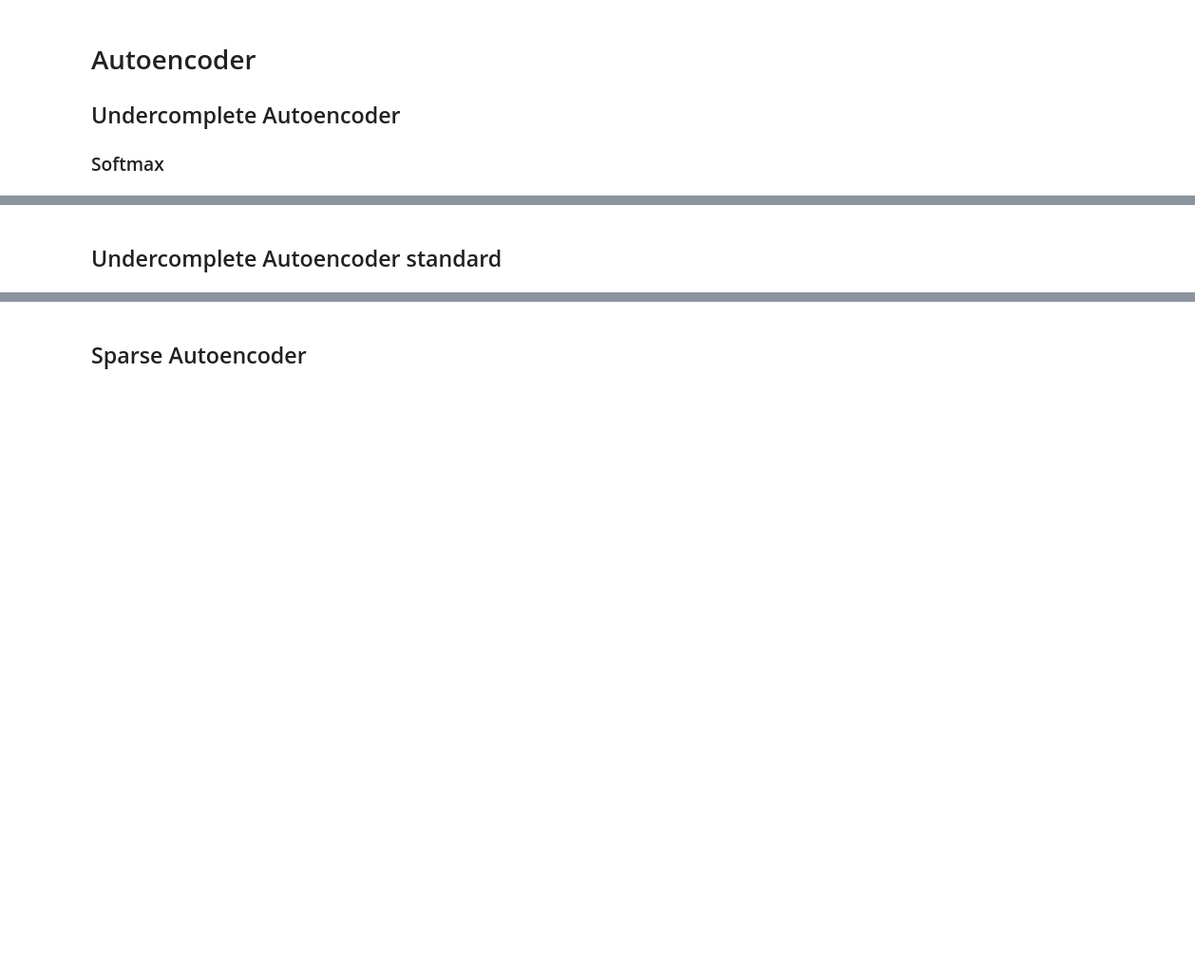
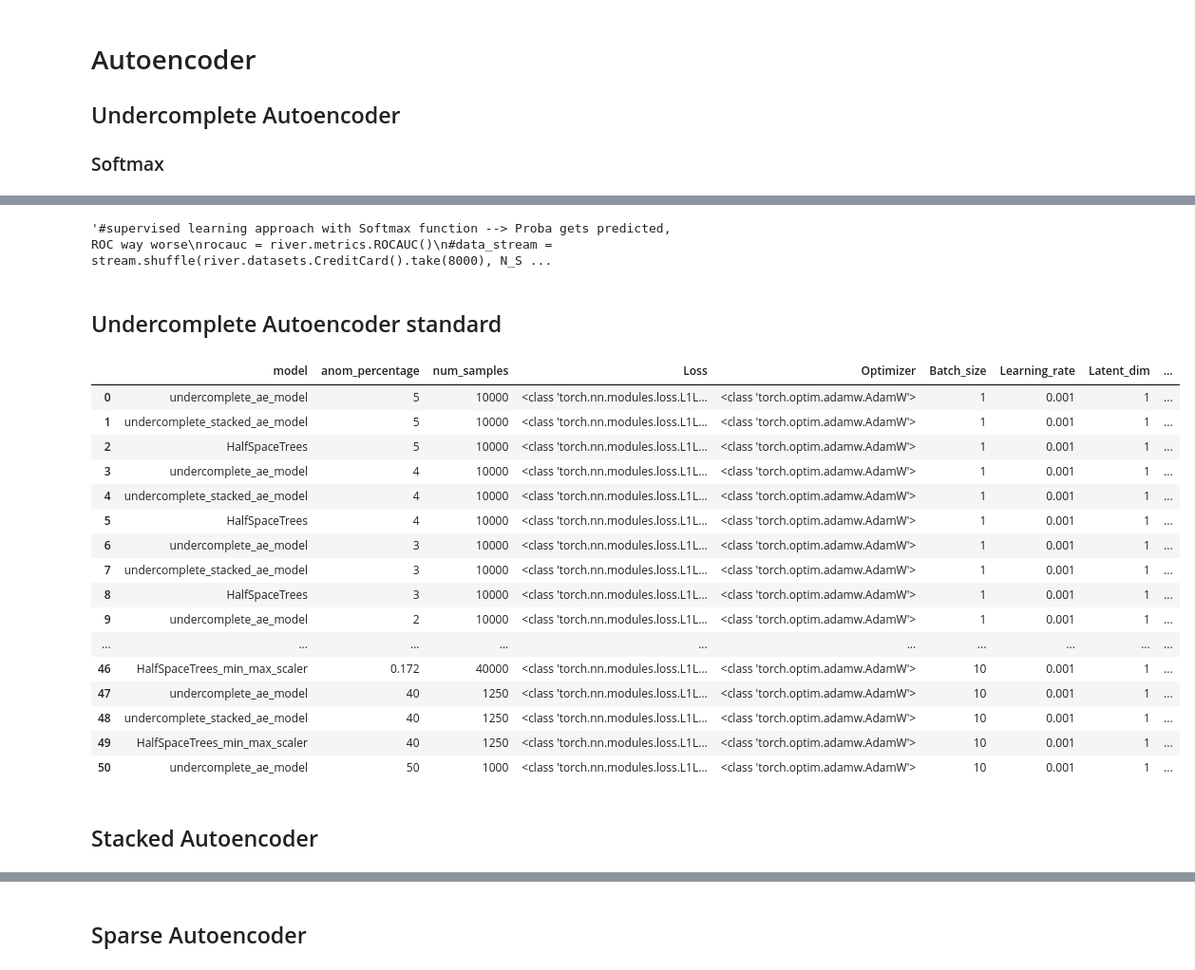
Before and after one commit to AlexAlbenstetter/SeminarAE, a Jupyter notebook: incremental_tests.ipynb, the cells around one changed output, grey strips where cells are left out. Shown at 95% size. Cells and saved outputs as stored; diff of their text form; code cells hidden in the pictures; blank space fills up the shorter version.

```diff
--- a/incremental_tests.ipynb
+++ b/incremental_tests.ipynb
@@ -39,7 +164,7 @@ data_stream = stream.shuffle(river.datasets.CreditCard().take(8000), 1000, seed=
 ## Undercomplete Autoencoder
 ### Softmax
 # %%
-def undercomplete_ae_sm(n_features, latent_dim=1):
+'''def undercomplete_ae_sm(n_features, latent_dim=1):
     net = nn.Sequential(
         nn.Dropout(),
         nn.Linear(n_features, 20),
@@ -53,3 +178,4 @@ def undercomplete_ae_sm(n_features, latent_dim=1):
         nn.Softmax()
     )
     return net
+    '''
@@ -56,3 +199,16 @@ def undercomplete_ae_sm(n_features, latent_dim=1):
+# %%
+'''#supervised learning approach with Softmax function --> Proba gets predicted, ROC way worse
+rocauc = river.metrics.ROCAUC()
+#data_stream = stream.shuffle(river.datasets.CreditCard().take(8000), N_SAMPLES, seed=42)
+data_stream = stream.shuffle(final_set.itertuples(index=False),N_SAMPLES, seed=SEED)
+for x, y in data_stream:
+    y_pred = undercomplete_ae_sm_model.predict_proba_one(x) #ruft learn_unsupervised auf, müssen wir learn_one dann überhaupt auch aufrufen?
+    undercomplete_ae_sm_model.learn_one(x, y) #undercomplete_ae_sm_model.learn_one ist supervised Ansatz, wir wollen Unsupervised
+    rocauc.update(y, y_pred)
+rocauc
+'''
+# %% [output]
+'#supervised learning approach with Softmax function --> Proba gets predicted, ROC way worse\nrocauc = river.metrics.ROCAUC()\n#data_stream = stream.shuffle(river.datasets.CreditCard().take(8000), N_S ...
 # %% [markdown]
 ## Undercomplete Autoencoder standard
 # %%
@@ -80,3 +236,40 @@ model1 = compose.Pipeline(
                 seed=SEED
     )
 )
+# %%
+rocauc= river.metrics.ROCAUC()
+#f1 = river.metrics.F1()
+#cm=river.metrics.ConfusionMatrix()
+#data_stream = stream.shuffle(river.datasets.CreditCard().take(8000), N_SAMPLES, seed=SEED)
+data_stream = stream.shuffle(final_set.itertuples(index=False),N_SAMPLES, seed=SEED)
+for x, y in data_stream:
+    undercomplete_ae_model.learn_one(x)
+    y_pred= undercomplete_ae_model.score_one(x)
+    #print(y_pred)
+    rocauc.update(y,y_pred)
+    #f1.update(y,y_pred)
+    #cm.update(y,y_pred)
+    #undercomplete_ae_model.learn_one(x,y_pred)
+    #undercomplete_ae_model.learn_one(x,learn_unsupervised=True)
+    #y_pred = undercomplete_ae_sm_model.predict_proba_one(x) #ruft learn_unsupervised auf, müssen wir learn_one dann überhaupt auch aufrufen?
+    #undercomplete_ae_model.learn_one(x, y)
+    #rocauc.update(y, y_pred)
+rocauc
+evaluation=evaluation.append({
+    'model':'undercomplete_ae_model',
+    'anom_percentage':anom_percentage,
+    'num_samples':num_samples,
+    'Loss':LOSS,
+    'Optimizer':OPTIMIZER,
+    'Batch_size':BATCH_SIZE,
+    'Learning_rate':LEARNING_RATE,
+    'Latent_dim': LATENT_DIM,
+    'ROC':rocauc,
+    #'Precision_Recall_Curve':45,
+    #'FP':5,
+    #'TP': 4,
+    #'FN':8,
+    #'TN':10
+
+},ignore_index=True)
+#f1
@@ -82,0 +280,22 @@ model1 = compose.Pipeline(
+# %%
+evaluation
+# %% [output]
+|  | model | anom_percentage | num_samples | Loss | Optimizer | Batch_size | Learning_rate | Latent_dim | ... |
+| 0 | undercomplete_ae_model | 5 | 10000 | <class 'torch.nn.modules.loss.L1L... | <class 'torch.optim.adamw.AdamW'> | 1 | 0.001 | 1 | ... |
+| 1 | undercomplete_stacked_ae_model | 5 | 10000 | <class 'torch.nn.modules.loss.L1L... | <class 'torch.optim.adamw.AdamW'> | 1 | 0.001 | 1 | ... |
+| 2 | HalfSpaceTrees | 5 | 10000 | <class 'torch.nn.modules.loss.L1L... | <class 'torch.optim.adamw.AdamW'> | 1 | 0.001 | 1 | ... |
+| 3 | undercomplete_ae_model | 4 | 10000 | <class 'torch.nn.modules.loss.L1L... | <class 'torch.optim.adamw.AdamW'> | 1 | 0.001 | 1 | ... |
+| 4 | undercomplete_stacked_ae_model | 4 | 10000 | <class 'torch.nn.modules.loss.L1L... | <class 'torch.optim.adamw.AdamW'> | 1 | 0.001 | 1 | ... |
+| 5 | HalfSpaceTrees | 4 | 10000 | <class 'torch.nn.modules.loss.L1L... | <class 'torch.optim.adamw.AdamW'> | 1 | 0.001 | 1 | ... |
+| 6 | undercomplete_ae_model | 3 | 10000 | <class 'torch.nn.modules.loss.L1L... | <class 'torch.optim.adamw.AdamW'> | 1 | 0.001 | 1 | ... |
+| 7 | undercomplete_stacked_ae_model | 3 | 10000 | <class 'torch.nn.modules.loss.L1L... | <class 'torch.optim.adamw.AdamW'> | 1 | 0.001 | 1 | ... |
+| 8 | HalfSpaceTrees | 3 | 10000 | <class 'torch.nn.modules.loss.L1L... | <class 'torch.optim.adamw.AdamW'> | 1 | 0.001 | 1 | ... |
+| 9 | undercomplete_ae_model | 2 | 10000 | <class 'torch.nn.modules.loss.L1L... | <class 'torch.optim.adamw.AdamW'> | 1 | 0.001 | 1 | ... |
+| ... | ... | ... | ... | ... | ... | ... | ... | ... | ... |
+| 46 | HalfSpaceTrees_min_max_scaler | 0.172 | 40000 | <class 'torch.nn.modules.loss.L1L... | <class 'torch.optim.adamw.AdamW'> | 10 | 0.001 | 1 | ... |
+| 47 | undercomplete_ae_model | 40 | 1250 | <class 'torch.nn.modules.loss.L1L... | <class 'torch.optim.adamw.AdamW'> | 10 | 0.001 | 1 | ... |
+| 48 | undercomplete_stacked_ae_model | 40 | 1250 | <class 'torch.nn.modules.loss.L1L... | <class 'torch.optim.adamw.AdamW'> | 10 | 0.001 | 1 | ... |
+| 49 | HalfSpaceTrees_min_max_scaler | 40 | 1250 | <class 'torch.nn.modules.loss.L1L... | <class 'torch.optim.adamw.AdamW'> | 10 | 0.001 | 1 | ... |
+| 50 | undercomplete_ae_model | 50 | 1000 | <class 'torch.nn.modules.loss.L1L... | <class 'torch.optim.adamw.AdamW'> | 10 | 0.001 | 1 | ... |
+# %% [markdown]
+## Stacked Autoencoder
```
Also changed, not shown: parts of 39 cells of this notebook, 2 other files.
